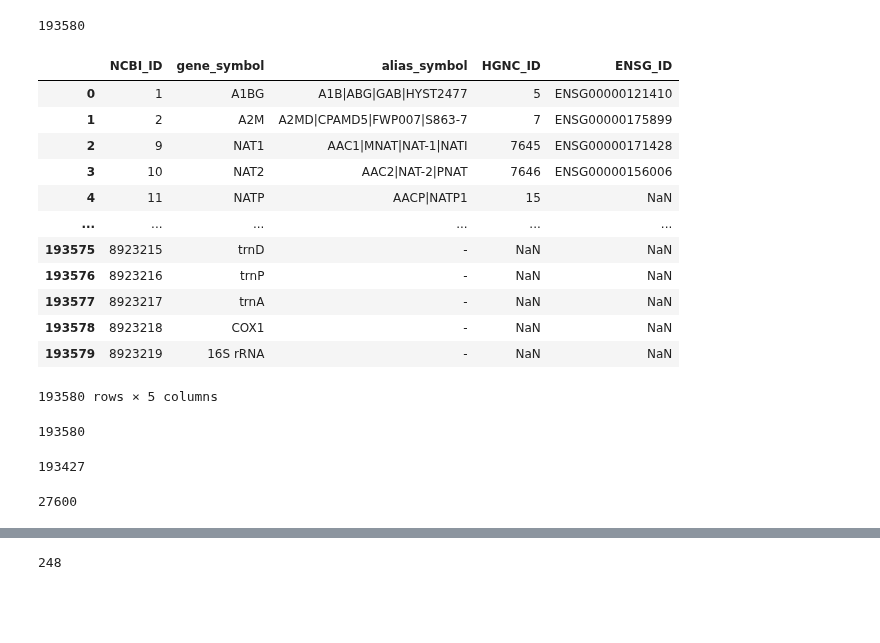
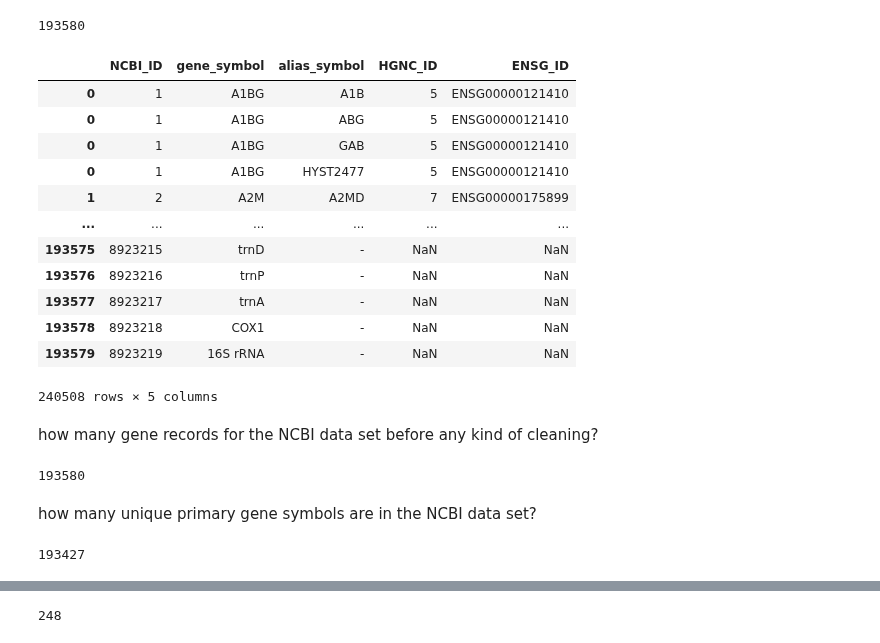
Before and after one commit to cancervariants/gene-harmony-analysis, a Jupyter notebook: analysis/1_alias_primary_collision_analysis.ipynb, the cells around one changed output, grey strips where cells are left out. Cells and saved outputs as stored; diff of their text form; code cells hidden in the pictures; blank space fills up the shorter version.

```diff
--- a/analysis/1_alias_primary_collision_analysis.ipynb
+++ b/analysis/1_alias_primary_collision_analysis.ipynb
@@ -716,30 +676,33 @@ mini_ncbi_df = mini_ncbi_df.drop(
     ],
     axis=1,
 )
-mini_ncbi_df
-# %% [output]
-|  | NCBI_ID | gene_symbol | alias_symbol | HGNC_ID | ENSG_ID |
-| 0 | 1 | A1BG | A1B|ABG|GAB|HYST2477 | 5 | ENSG00000121410 |
-| 1 | 2 | A2M | A2MD|CPAMD5|FWP007|S863-7 | 7 | ENSG00000175899 |
-| 2 | 9 | NAT1 | AAC1|MNAT|NAT-1|NATI | 7645 | ENSG00000171428 |
-| 3 | 10 | NAT2 | AAC2|NAT-2|PNAT | 7646 | ENSG00000156006 |
-| 4 | 11 | NATP | AACP|NATP1 | 15 | NaN |
-| ... | ... | ... | ... | ... | ... |
-| 193575 | 8923215 | trnD | - | NaN | NaN |
-| 193576 | 8923216 | trnP | - | NaN | NaN |
-| 193577 | 8923217 | trnA | - | NaN | NaN |
-| 193578 | 8923218 | COX1 | - | NaN | NaN |
-| 193579 | 8923219 | 16S rRNA | - | NaN | NaN |
-193580 rows × 5 columns
-# %%
-len(set(mini_ncbi_df['NCBI_ID']))
-# %% [output]
-193580
-# %%
-len(set(mini_ncbi_df['gene_symbol']))
-# %% [output]
-193427
-# %%
-len(set(mini_ncbi_df['alias_symbol']))
-# %% [output]
-27600
+# %%
+# Extract date from filename and check if it is before June 25, 2025
+match = re.search(r'(\d{8})', ncbi_file_path)
+file_date = datetime.strptime(match.group(1), "%Y%m%d") if match else None
+cutoff_date = datetime.strptime("20250625", "%Y%m%d")
+
+# Apply list-splitting logic for newer files
+if file_date and file_date >= cutoff_date:
+    mini_ncbi_df['alias_symbol'] = (
+        mini_ncbi_df['alias_symbol']
+        .fillna('')
+        .str.split('|')
+        .apply(lambda x: [a.strip() for a in x if a.strip()])
+    )
+    mini_ncbi_df = mini_ncbi_df.explode('alias_symbol')
+mini_ncbi_df
+# %% [output]
+|  | NCBI_ID | gene_symbol | alias_symbol | HGNC_ID | ENSG_ID |
+| 0 | 1 | A1BG | A1B | 5 | ENSG00000121410 |
+| 0 | 1 | A1BG | ABG | 5 | ENSG00000121410 |
+| 0 | 1 | A1BG | GAB | 5 | ENSG00000121410 |
+| 0 | 1 | A1BG | HYST2477 | 5 | ENSG00000121410 |
+| 1 | 2 | A2M | A2MD | 7 | ENSG00000175899 |
+| ... | ... | ... | ... | ... | ... |
+| 193575 | 8923215 | trnD | - | NaN | NaN |
+| 193576 | 8923216 | trnP | - | NaN | NaN |
+| 193577 | 8923217 | trnA | - | NaN | NaN |
+| 193578 | 8923218 | COX1 | - | NaN | NaN |
+| 193579 | 8923219 | 16S rRNA | - | NaN | NaN |
+240508 rows × 5 columns
@@ -745,0 +713,14 @@ len(set(mini_ncbi_df['alias_symbol']))
+# %% [markdown]
+how many gene records for the NCBI data set before any kind of cleaning?
+# %%
+total_raw_gene_record_count_ncbi = mini_ncbi_df['NCBI_ID'].dropna().nunique()
+total_raw_gene_record_count_ncbi
+# %% [output]
+193580
+# %% [markdown]
+how many unique primary gene symbols are in the NCBI data set?
+# %%
+raw_primary_symbol_count_ncbi = mini_ncbi_df['gene_symbol'].dropna().nunique()
+raw_primary_symbol_count_ncbi
+# %% [output]
+193427
```
Also changed, not shown: parts of 105 cells of this notebook, 20 other files.
